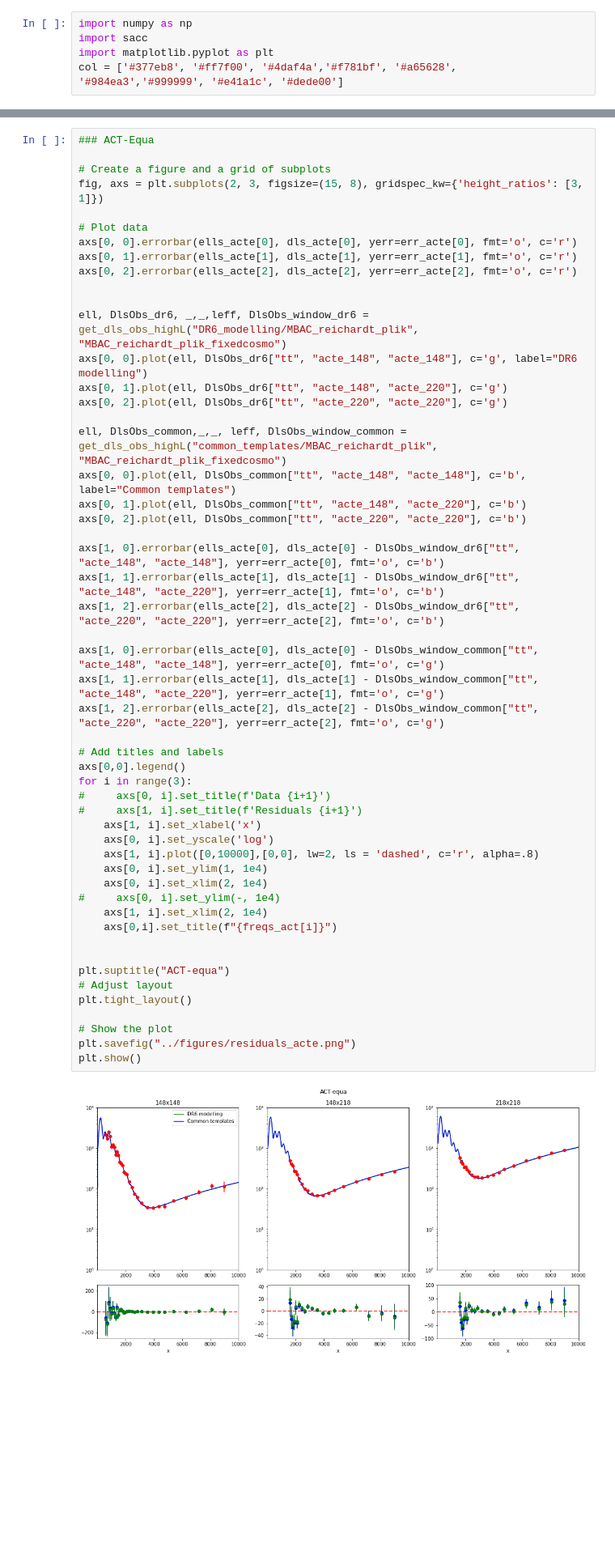
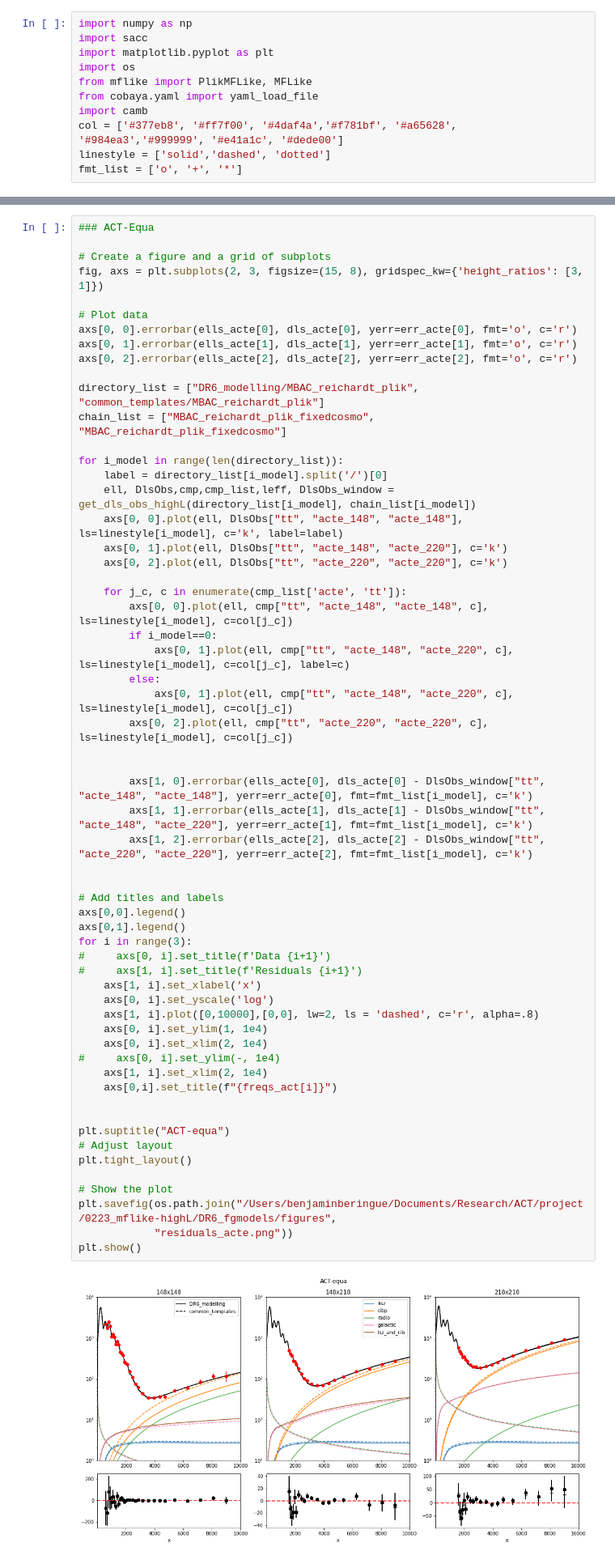
Before and after one commit to beringueb/DR6_fgmodels, a Jupyter notebook: notebooks/Residuals.ipynb, the cells around one changed output, grey strips where cells are left out. Shown: that part at 81% size. Cells and saved outputs as stored; diff of their text form; blank space fills up the shorter version.

```diff
--- a/notebooks/Residuals.ipynb
+++ b/notebooks/Residuals.ipynb
@@ -2,7 +2,13 @@
 import numpy as np
 import sacc
 import matplotlib.pyplot as plt
+import os
+from mflike import PlikMFLike, MFLike
+from cobaya.yaml import yaml_load_file
+import camb
 col = ['#377eb8', '#ff7f00', '#4daf4a','#f781bf', '#a65628', '#984ea3','#999999', '#e41a1c', '#dede00']
+linestyle = ['solid','dashed', 'dotted']
+fmt_list = ['o', '+', '*']
 # %%
 ### data
 
@@ -184,49 +191,56 @@ axs[0, 0].errorbar(ells_acte[0], dls_acte[0], yerr=err_acte[0], fmt='o', c='r')
 axs[0, 1].errorbar(ells_acte[1], dls_acte[1], yerr=err_acte[1], fmt='o', c='r')
 axs[0, 2].errorbar(ells_acte[2], dls_acte[2], yerr=err_acte[2], fmt='o', c='r')
 
+directory_list = ["DR6_modelling/MBAC_reichardt_plik", "common_templates/MBAC_reichardt_plik"]
+chain_list = ["MBAC_reichardt_plik_fixedcosmo", "MBAC_reichardt_plik_fixedcosmo"]
 
-ell, DlsObs_dr6, _,_,leff, DlsObs_window_dr6 = get_dls_obs_highL("DR6_modelling/MBAC_reichardt_plik", "MBAC_reichardt_plik_fixedcosmo")
-axs[0, 0].plot(ell, DlsObs_dr6["tt", "acte_148", "acte_148"], c='g', label="DR6 modelling")
-axs[0, 1].plot(ell, DlsObs_dr6["tt", "acte_148", "acte_220"], c='g')
-axs[0, 2].plot(ell, DlsObs_dr6["tt", "acte_220", "acte_220"], c='g')
+for i_model in range(len(directory_list)):
+    label = directory_list[i_model].split('/')[0]
+    ell, DlsObs,cmp,cmp_list,leff, DlsObs_window = get_dls_obs_highL(directory_list[i_model], chain_list[i_model])
+    axs[0, 0].plot(ell, DlsObs["tt", "acte_148", "acte_148"], ls=linestyle[i_model], c='k', label=label)
+    axs[0, 1].plot(ell, DlsObs["tt", "acte_148", "acte_220"], c='k')
+    axs[0, 2].plot(ell, DlsObs["tt", "acte_220", "acte_220"], c='k')
 
-ell, DlsObs_common,_,_, leff, DlsObs_window_common = get_dls_obs_highL("common_templates/MBAC_reichardt_plik", "MBAC_reichardt_plik_fixedcosmo")
-axs[0, 0].plot(ell, DlsObs_common["tt", "acte_148", "acte_148"], c='b', label="Common templates")
-axs[0, 1].plot(ell, DlsObs_common["tt", "acte_148", "acte_220"], c='b')
-axs[0, 2].plot(ell, DlsObs_common["tt", "acte_220", "acte_220"], c='b')
+    for j_c, c in enumerate(cmp_list['acte', 'tt']):
+        axs[0, 0].plot(ell, cmp["tt", "acte_148", "acte_148", c], ls=linestyle[i_model], c=col[j_c])
+        if i_model==0:
+            axs[0, 1].plot(ell, cmp["tt", "acte_148", "acte_220", c], ls=linestyle[i_model], c=col[j_c], label=c)
+        else:
+            axs[0, 1].plot(ell, cmp["tt", "acte_148", "acte_220", c], ls=linestyle[i_model], c=col[j_c])
+        axs[0, 2].plot(ell, cmp["tt", "acte_220", "acte_220", c], ls=linestyle[i_model], c=col[j_c])
 
-axs[1, 0].errorbar(ells_acte[0], dls_acte[0] - DlsObs_window_dr6["tt", "acte_148", "acte_148"], yerr=err_acte[0], fmt='o', c='b')
-axs[1, 1].errorbar(ells_acte[1], dls_acte[1] - DlsObs_window_dr6["tt", "acte_148", "acte_220"], yerr=err_acte[1], fmt='o', c='b')
-axs[1, 2].errorbar(ells_acte[2], dls_acte[2] - DlsObs_window_dr6["tt", "acte_220", "acte_220"], yerr=err_acte[2], fmt='o', c='b')
 
-axs[1, 0].errorbar(ells_acte[0], dls_acte[0] - DlsObs_window_common["tt", "acte_148", "acte_148"], yerr=err_acte[0], fmt='o', c='g')
-axs[1, 1].errorbar(ells_acte[1], dls_acte[1] - DlsObs_window_common["tt", "acte_148", "acte_220"], yerr=err_acte[1], fmt='o', c='g')
-axs[1, 2].errorbar(ells_acte[2], dls_acte[2] - DlsObs_window_common["tt", "acte_220", "acte_220"], yerr=err_acte[2], fmt='o', c='g')
+        axs[1, 0].errorbar(ells_acte[0], dls_acte[0] - DlsObs_window["tt", "acte_148", "acte_148"], yerr=err_acte[0], fmt=fmt_list[i_model], c='k')
+        axs[1, 1].errorbar(ells_acte[1], dls_acte[1] - DlsObs_window["tt", "acte_148", "acte_220"], yerr=err_acte[1], fmt=fmt_list[i_model], c='k')
+        axs[1, 2].errorbar(ells_acte[2], dls_acte[2] - DlsObs_window["tt", "acte_220", "acte_220"], yerr=err_acte[2], fmt=fmt_list[i_model], c='k')
+
 
 # Add titles and labels
 axs[0,0].legend()
+axs[0,1].legend()
 for i in range(3):
 #     axs[0, i].set_title(f'Data {i+1}')
 #     axs[1, i].set_title(f'Residuals {i+1}')
     axs[1, i].set_xlabel('x')
     axs[0, i].set_yscale('log')
     axs[1, i].plot([0,10000],[0,0], lw=2, ls = 'dashed', c='r', alpha=.8)
     axs[0, i].set_ylim(1, 1e4)
     axs[0, i].set_xlim(2, 1e4)
 #     axs[0, i].set_ylim(-, 1e4)
     axs[1, i].set_xlim(2, 1e4)
     axs[0,i].set_title(f"{freqs_act[i]}")
 
 
 plt.suptitle("ACT-equa")
 # Adjust layout
 plt.tight_layout()
 
 # Show the plot
-plt.savefig("../figures/residuals_acte.png")
+plt.savefig(os.path.join("/Users/benjaminberingue/Documents/Research/ACT/project/0223_mflike-highL/DR6_fgmodels/figures",
+            "residuals_acte.png"))
 plt.show()
 # %% [output]
-[figure, old version]
+[figure, new version]
 # %%
 ###ACT - South
 
```
Also changed, not shown: parts of 7 cells of this notebook, 14 other files.
